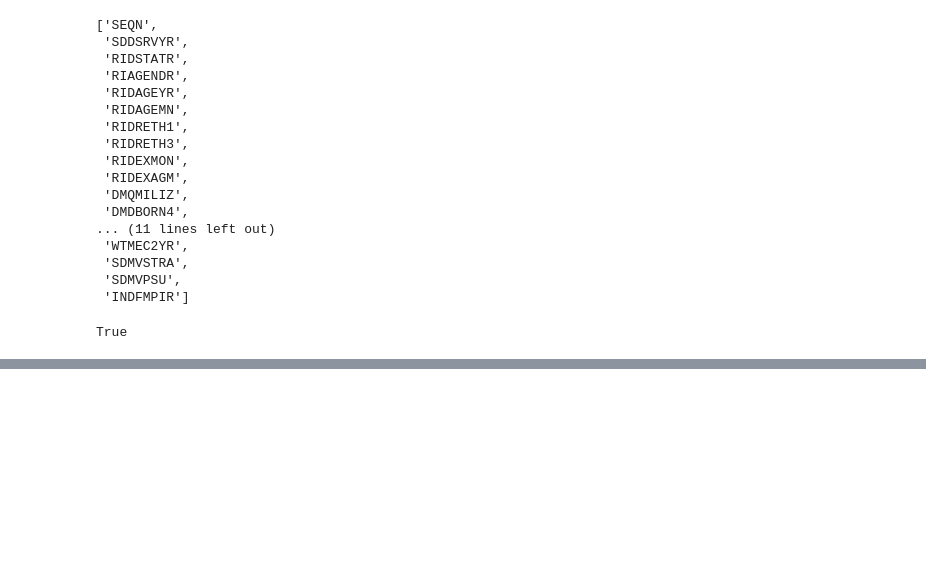
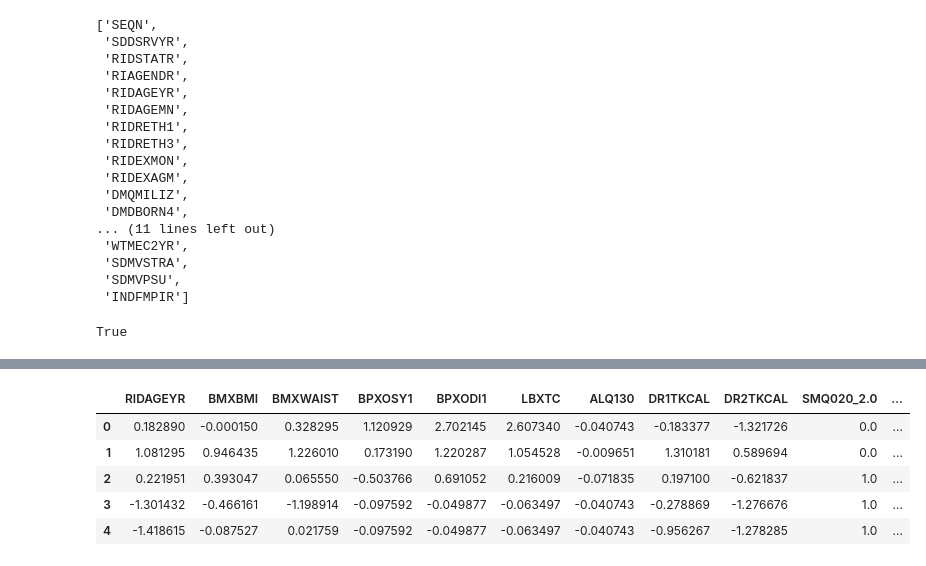
Before and after one commit to baldeoJV/CCADMACL_PROJ_COM222, a Jupyter notebook: physical/finals.ipynb, the cells around one changed output, grey strips where cells are left out. Saved outputs shown, nothing was run; the diff lists cells and outputs as text; code cells hidden in the pictures; blank space fills up the shorter version.

```diff
--- a/physical/finals.ipynb
+++ b/physical/finals.ipynb
@@ -195,9 +162,9 @@ demo_df.columns.tolist()
 # %% [output]
 FileNotFoundError: [Errno 2] No such file or directory: 'C:\\Users\\Vernon\\Desktop\\MyCodingWorkSpace\\MachineLearning\\Finals_Adv_ML\\DEMO_L (1).xpt'
 # %%
-# Re-merge DEMO_L with the existing merged dataset using SEQN as the key
-merged_df = pd.merge(merged_df, demo_df[["SEQN", "RIDAGEYR"]], on="SEQN", how="left")
+# # Re-merge DEMO_L with the existing merged dataset using SEQN as the key
+# merged_df = pd.merge(merged_df, demo_df[["SEQN", "RIDAGEYR"]], on="SEQN", how="left")
 
-# Verify that RIDAGEYR is now included
-"RIDAGEYR" in merged_df.columns
+# # Verify that RIDAGEYR is now included
+# "RIDAGEYR" in merged_df.columns
 # %% [output]
@@ -227,11 +194,11 @@ demo_df.columns.tolist()
  'SDMVPSU',
  'INDFMPIR']
 # %%
-# Re-merge DEMO_L with the existing merged dataset using SEQN as the key
-merged_df = pd.merge(merged_df, demo_df[["SEQN", "RIDAGEYR"]], on="SEQN", how="left")
+# # Re-merge DEMO_L with the existing merged dataset using SEQN as the key
+# merged_df = pd.merge(merged_df, demo_df[["SEQN", "RIDAGEYR"]], on="SEQN", how="left")
 
-# Verify that RIDAGEYR is now included
-"RIDAGEYR" in merged_df.columns
+# # Verify that RIDAGEYR is now included
+# "RIDAGEYR" in merged_df.columns
 # %% [output]
 True
 # %%
@@ -284,6 +251,15 @@ df_final.describe()
 | 50% | -5.147699e-02 | -8.752717e-02 | 2.175877e-02 | -9.759218e-02 | -4.987662e-02 | -6.349704e-02 | -4.074325e-02 | -1.132496e-01 | -1.021501e-01 | 1.000000 | ... |
 | 75% | 9.250505e-01 | 3.202325e-01 | 4.213511e-01 | 1.731902e-01 | 2.676644e-01 | 1.538967e-01 | -4.074325e-02 | 4.938559e-02 | -1.021501e-01 | 1.000000 | ... |
 | max | 1.628150e+00 | 6.960889e+00 | 5.183616e+00 | 7.687402e+00 | 7.359413e+00 | 8.011126e+00 | 3.095821e+01 | 1.280655e+01 | 1.346925e+01 | 1.000000 | ... |
+# %%
+df_final.head()
+# %% [output]
+|  | RIDAGEYR | BMXBMI | BMXWAIST | BPXOSY1 | BPXODI1 | LBXTC | ALQ130 | DR1TKCAL | DR2TKCAL | SMQ020_2.0 | ... |
+| 0 | 0.182890 | -0.000150 | 0.328295 | 1.120929 | 2.702145 | 2.607340 | -0.040743 | -0.183377 | -1.321726 | 0.0 | ... |
+| 1 | 1.081295 | 0.946435 | 1.226010 | 0.173190 | 1.220287 | 1.054528 | -0.009651 | 1.310181 | 0.589694 | 0.0 | ... |
+| 2 | 0.221951 | 0.393047 | 0.065550 | -0.503766 | 0.691052 | 0.216009 | -0.071835 | 0.197100 | -0.621837 | 1.0 | ... |
+| 3 | -1.301432 | -0.466161 | -1.198914 | -0.097592 | -0.049877 | -0.063497 | -0.040743 | -0.278869 | -1.276676 | 1.0 | ... |
+| 4 | -1.418615 | -0.087527 | 0.021759 | -0.097592 | -0.049877 | -0.063497 | -0.040743 | -0.956267 | -1.278285 | 1.0 | ... |
 # %%
 # Fix OneHotEncoder issue by using sparse=False
 encoder = OneHotEncoder(drop="first", sparse_output=False)
```
Also changed, not shown: parts of 5 cells of this notebook, 1 other file.
